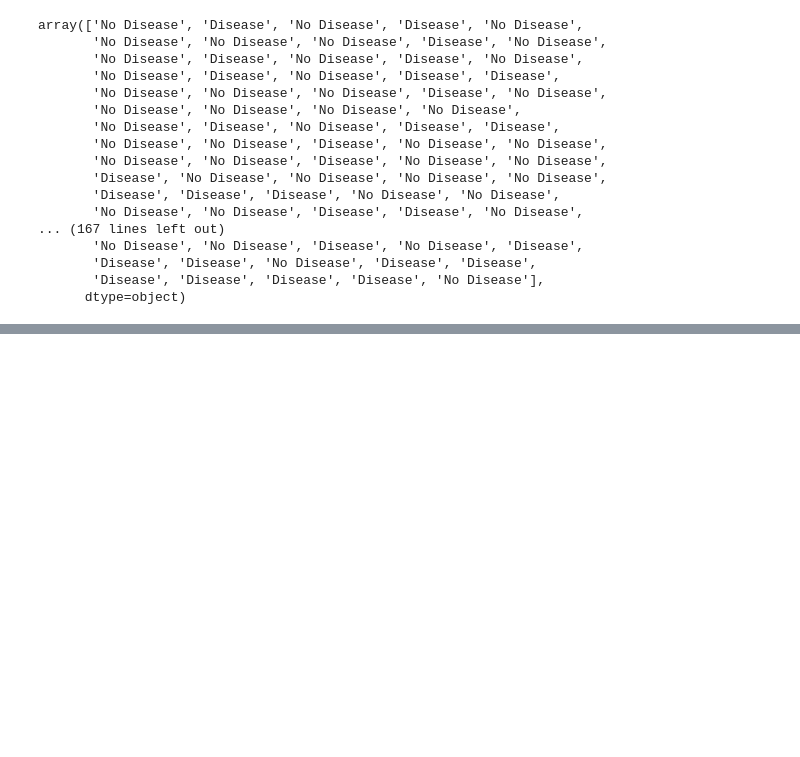
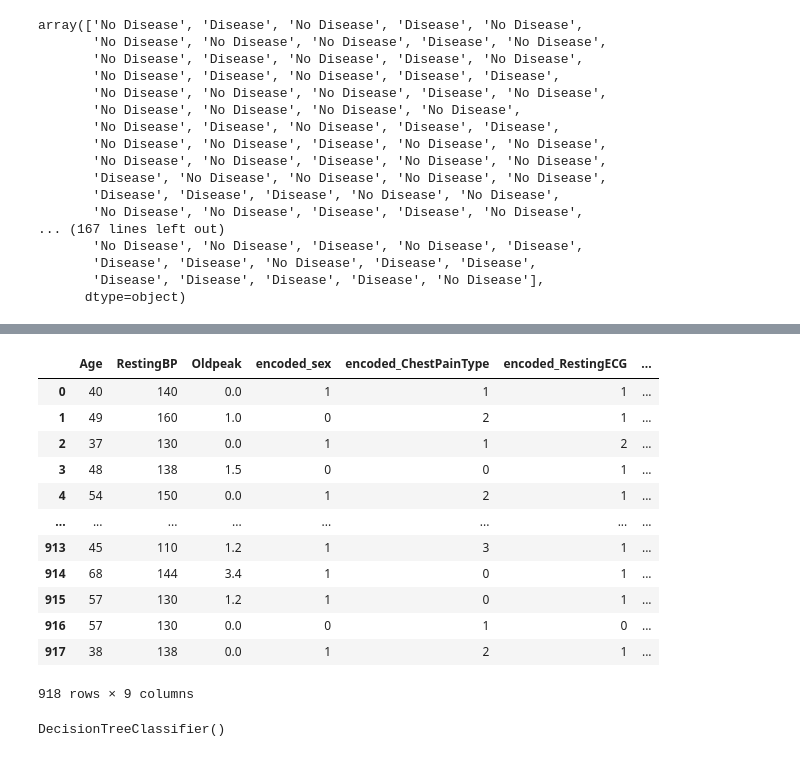
Before and after one commit to akshaybh24/Assignment5AIinHealth, a Jupyter notebook: AIHealth5.ipynb, the cells around one changed output, grey strips where cells are left out. Saved outputs shown, nothing was run; the diff lists cells and outputs as text; code cells hidden in the pictures; blank space fills up the shorter version.

```diff
--- a/AIHealth5.ipynb
+++ b/AIHealth5.ipynb
@@ -184,0 +201,18 @@ NameError: name 'graph' is not defined
+# %%
+newer_df = new_df.drop(['Cholesterol', 'MaxHR', 'FastingBS'], axis='columns')
+# %%
+newer_df
+# %% [output]
+|  | Age | RestingBP | Oldpeak | encoded_sex | encoded_ChestPainType | encoded_RestingECG | ... |
+| 0 | 40 | 140 | 0.0 | 1 | 1 | 1 | ... |
+| 1 | 49 | 160 | 1.0 | 0 | 2 | 1 | ... |
+| 2 | 37 | 130 | 0.0 | 1 | 1 | 2 | ... |
+| 3 | 48 | 138 | 1.5 | 0 | 0 | 1 | ... |
+| 4 | 54 | 150 | 0.0 | 1 | 2 | 1 | ... |
+| ... | ... | ... | ... | ... | ... | ... | ... |
+| 913 | 45 | 110 | 1.2 | 1 | 3 | 1 | ... |
+| 914 | 68 | 144 | 3.4 | 1 | 0 | 1 | ... |
+| 915 | 57 | 130 | 1.2 | 1 | 0 | 1 | ... |
+| 916 | 57 | 130 | 0.0 | 0 | 1 | 0 | ... |
+| 917 | 38 | 138 | 0.0 | 1 | 2 | 1 | ... |
+918 rows × 9 columns
@@ -184,0 +224,4 @@ NameError: name 'graph' is not defined
+# %%
+modelCART.fit(newer_X, newer_y)
+# %% [output]
+DecisionTreeClassifier()
```
Also changed, not shown: parts of 10 cells of this notebook, 3 other files.
